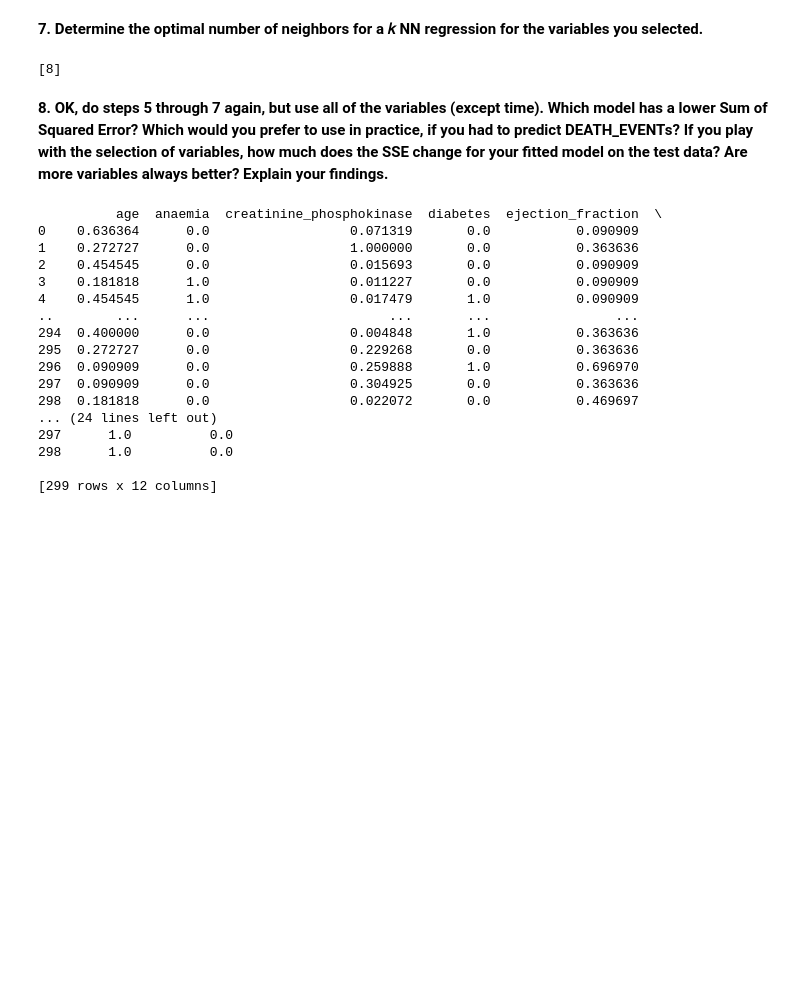
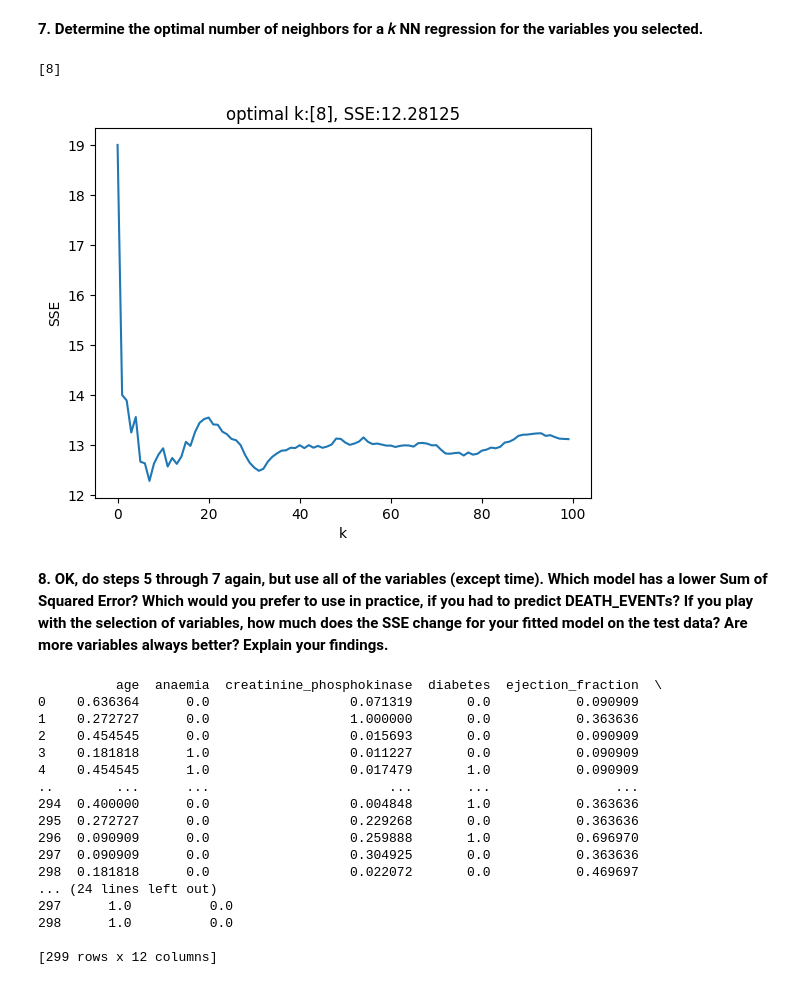
Before and after one commit to abkerper/knn, a Jupyter notebook: assignment_knn.ipynb, the cells around one changed output. Drawn from its saved outputs; the diff is of its cells as text; code cells hidden in the pictures; blank space fills up the shorter version.

```diff
--- a/assignment_knn.ipynb
+++ b/assignment_knn.ipynb
@@ -312,8 +306,8 @@ SSE = np.zeros(k_bar) #store SSE here
 for k in range(k_bar):
     model = KNeighborsRegressor(n_neighbors=k+1) # Create a sk model for k
     fitted_model = model.fit(X_train,y_train) # Train the model on our data
-    y_hat = fitted_model.predict(X_test) # Predict values for training set
-    SSE[k] = np.sum( (y_test-y_hat)**2 ) # Save the computed SSE
+    y_hat = model.predict(X_test) # Predict values for training set
+    SSE[k] = np.sum( (y_test-y_hat)**2 )
 
 SSE_min = np.min(SSE) # Find lowest recorded SSE
 min_index = np.where(SSE==SSE_min) # Find the indices of SSE that equal the minimum
@@ -321,6 +315,14 @@ k_star = k_array[min_index] # Find the optimal value of k; why index+1?
 print(k_star)
 # %% [output]
 [8]
+# %%
+plt.plot(np.arange(0,k_bar),SSE) # Plot accuracy by k
+plt.xlabel("k")
+plt.title("optimal k:"+str(k_star)+', SSE:'+str(SSE_min))
+plt.ylabel('SSE')
+plt.show()
+# %% [output]
+[figure, added]
 # %% [markdown]
 **8. OK, do steps 5 through 7 again, but use all of the variables (except time). Which model has a lower Sum of Squared Error? Which would you prefer to use in practice, if you had to predict DEATH_EVENTs? If you play with the selection of variables, how much does the SSE change for your fitted model on the test data? Are more variables always better? Explain your findings.**
 # %%
```
Also changed, not shown: parts of 5 cells of this notebook.
